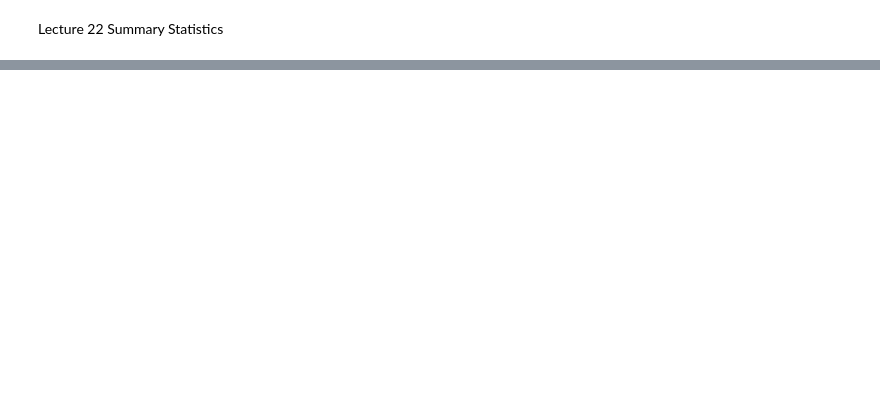
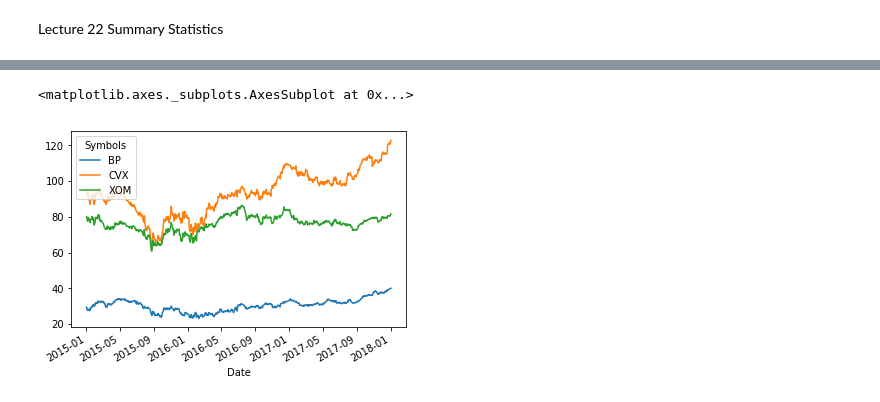
Before and after one commit to rohank2002/Data-Vizualization-using-Python, a Jupyter notebook: Index Objects-checkpoint.ipynb, the cells around one changed output, grey strips where cells are left out. Drawn from its saved outputs; the diff is of its cells as text; code cells hidden in the pictures; blank space fills up the shorter version.

Commit message:
Handle Missing data

```diff
--- a/Index Objects-checkpoint.ipynb
+++ b/Index Objects-checkpoint.ipynb
@@ -500,0 +572,5 @@ b'hello world\n'
+# %%
+
+prices = data.get_data_yahoo(['CVX','XOM','BP'],
+                               start=datetime.datetime(2015, 1, 1),
+                               end=datetime.datetime(2018, 1, 1))['Adj Close']
@@ -500,0 +606,6 @@ b'hello world\n'
+# %%
+%matplotlib inline
+prices.plot()
+# %% [output]
+<matplotlib.axes._subplots.AxesSubplot at 0x...>
+[figure, added]
```
Also changed, not shown: parts of 37 cells of this notebook, 1 other file.
